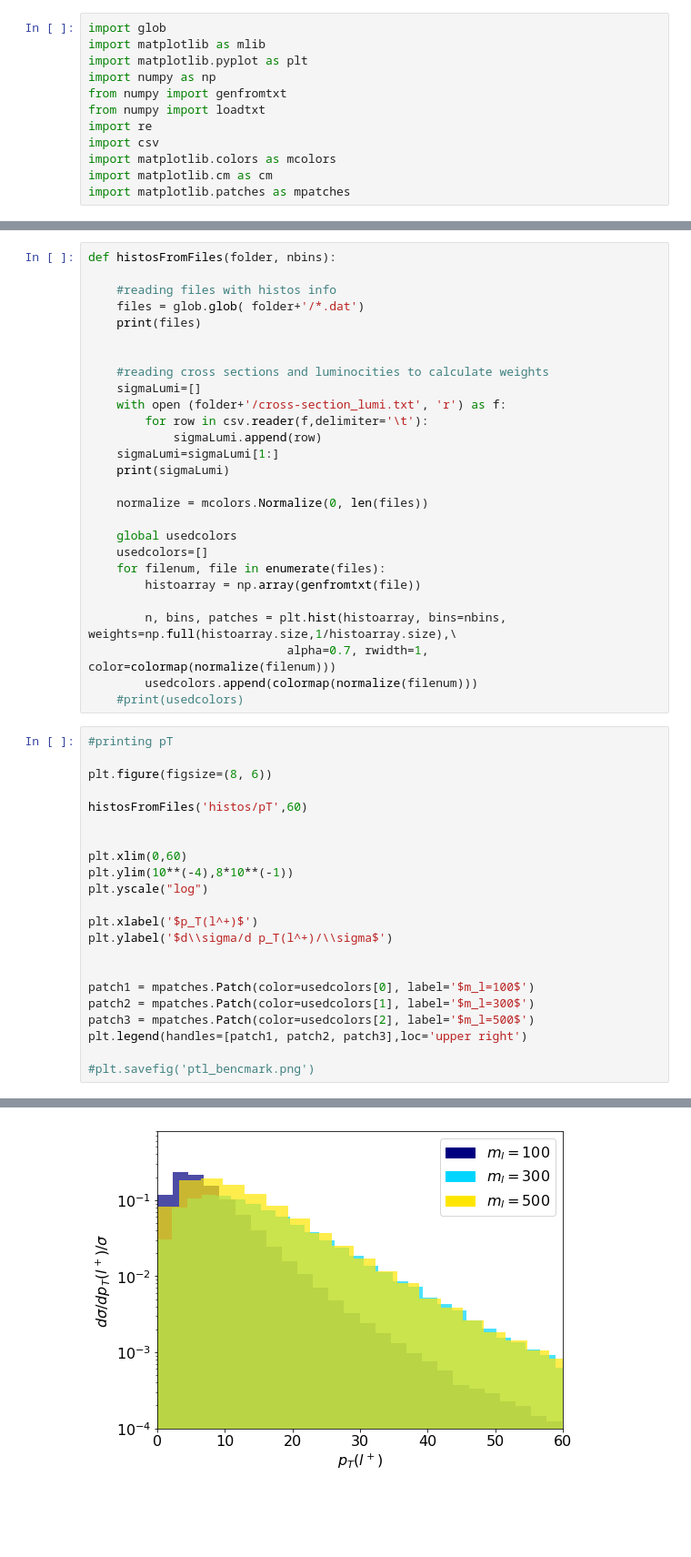
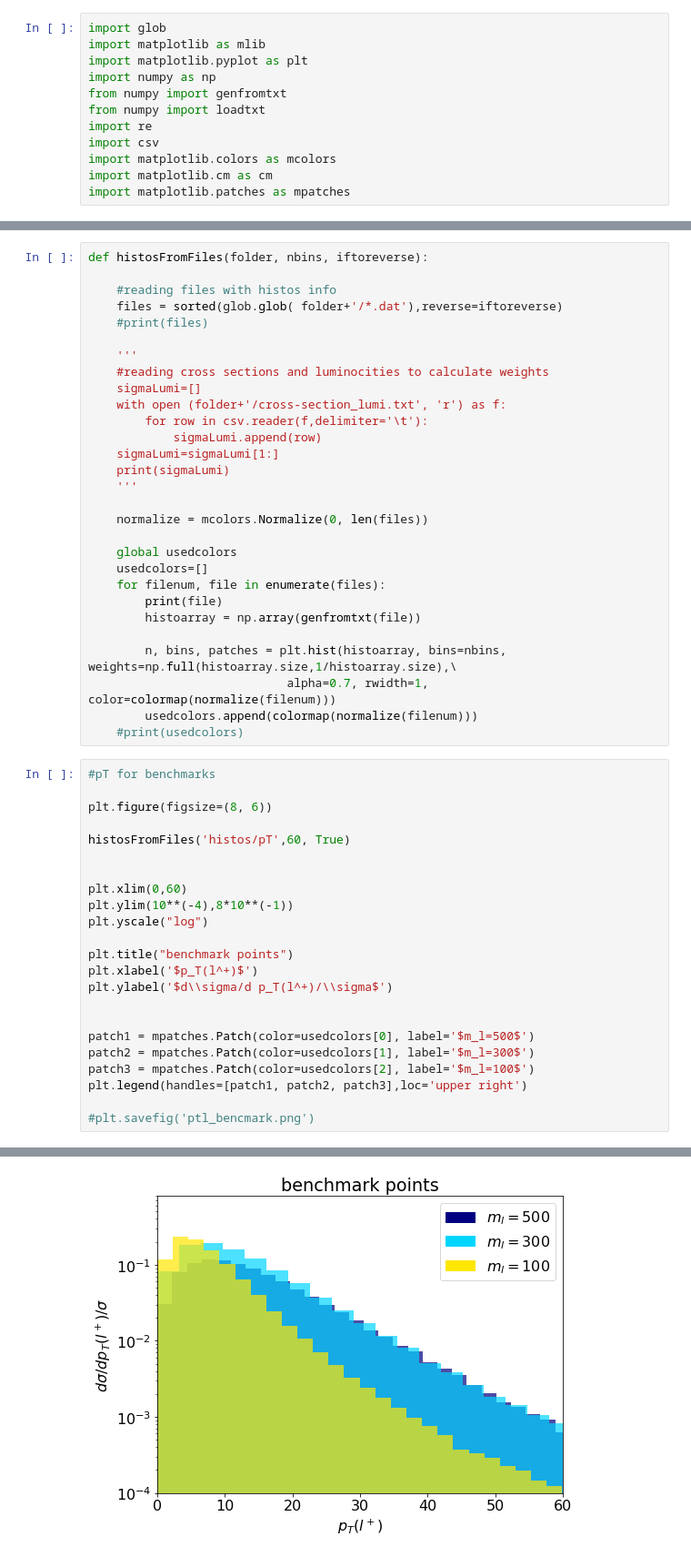
Before and after one commit to anasthesia/SoftLLP, a Jupyter notebook: kinematics/plot_histos.ipynb, the cells around one changed output, grey strips where cells are left out. Shown at 91% size. Drawn from its saved outputs; the diff is of its cells as text; blank space fills up the shorter version.

Commit message:
finalizing ploting histos from files in folder

```diff
--- a/kinematics/plot_histos.ipynb
+++ b/kinematics/plot_histos.ipynb
@@ -27,11 +24,11 @@ print(colormap(10000))
 # %%
-def histosFromFiles(folder, nbins):
+def histosFromFiles(folder, nbins, iftoreverse):
 
     #reading files with histos info
-    files = glob.glob( folder+'/*.dat')
-    print(files)
+    files = sorted(glob.glob( folder+'/*.dat'),reverse=iftoreverse)
+    #print(files)
 
-
+    '''
     #reading cross sections and luminocities to calculate weights
     sigmaLumi=[]
     with open (folder+'/cross-section_lumi.txt', 'r') as f:
@@ -39,12 +36,14 @@ def histosFromFiles(folder, nbins):
             sigmaLumi.append(row)
     sigmaLumi=sigmaLumi[1:]
     print(sigmaLumi)
+    '''
 
     normalize = mcolors.Normalize(0, len(files))
 
     global usedcolors
     usedcolors=[]
     for filenum, file in enumerate(files):
+        print(file)
         histoarray = np.array(genfromtxt(file))
 
         n, bins, patches = plt.hist(histoarray, bins=nbins, weights=np.full(histoarray.size,1/histoarray.size),\
@@ -52,24 +51,25 @@ def histosFromFiles(folder, nbins):
         usedcolors.append(colormap(normalize(filenum)))
     #print(usedcolors)
 # %%
-#printing pT
+#pT for benchmarks
 
 plt.figure(figsize=(8, 6))
 
-histosFromFiles('histos/pT',60)
+histosFromFiles('histos/pT',60, True)
 
 
 plt.xlim(0,60)
 plt.ylim(10**(-4),8*10**(-1))
 plt.yscale("log")
 
+plt.title("benchmark points")
 plt.xlabel('$p_T(l^+)$')
 plt.ylabel('$d\\sigma/d p_T(l^+)/\\sigma$')
 
 
-patch1 = mpatches.Patch(color=usedcolors[0], label='$m_l=100$')
+patch1 = mpatches.Patch(color=usedcolors[0], label='$m_l=500$')
 patch2 = mpatches.Patch(color=usedcolors[1], label='$m_l=300$')
-patch3 = mpatches.Patch(color=usedcolors[2], label='$m_l=500$')
+patch3 = mpatches.Patch(color=usedcolors[2], label='$m_l=100$')
 plt.legend(handles=[patch1, patch2, patch3],loc='upper right')
 
 #plt.savefig('ptl_bencmark.png')
@@ -79,2 +80,2 @@ plt.legend(handles=[patch1, patch2, patch3],loc='upper right')
 <matplotlib.legend.Legend at 0x...>
-[figure, old version]
+[figure, new version]
```
Also changed, not shown: parts of 11 cells of this notebook.
